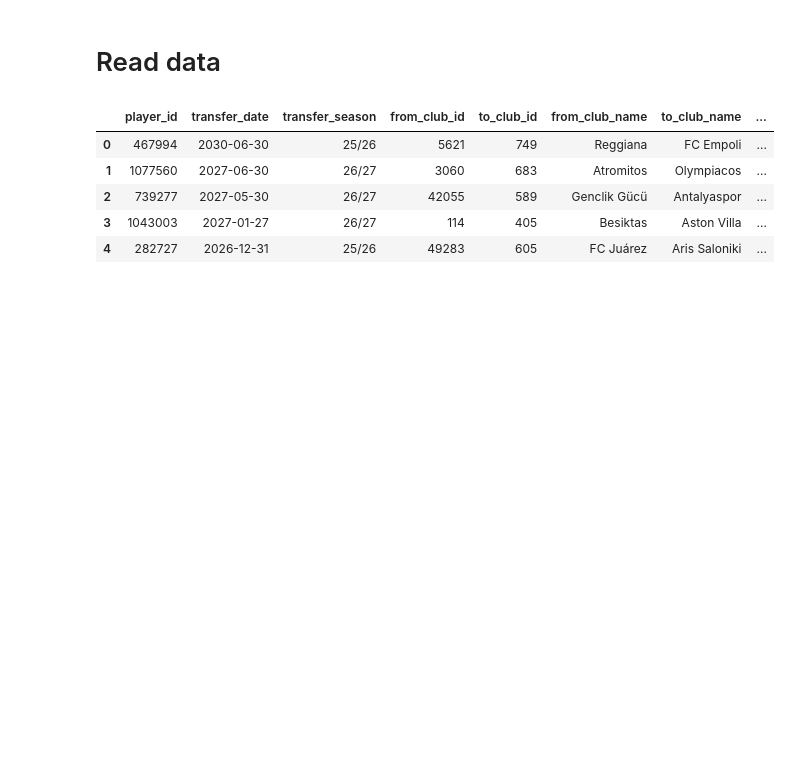
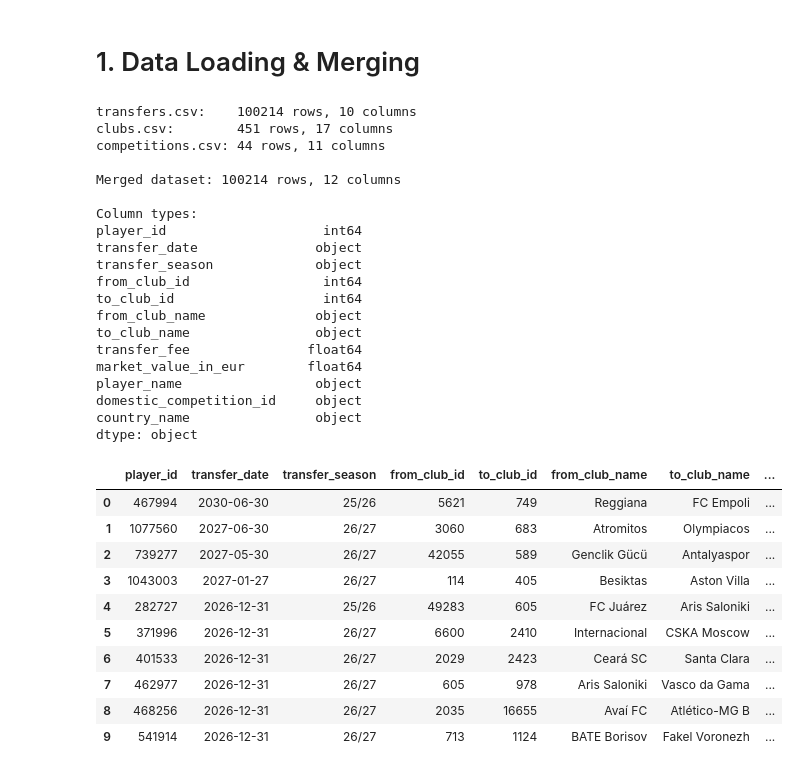
Before and after one commit to niklioni/football-transfer-analytics, a Jupyter notebook: analysis.ipynb, the cells around one changed output. Drawn from its saved outputs; the diff is of its cells as text; code cells hidden in the pictures; blank space fills up the shorter version.

```diff
--- a/analysis.ipynb
+++ b/analysis.ipynb
@@ -1,14 +1,62 @@
 # %% [markdown]
-# Read data
+# 1. Data Loading & Merging
 # %%
 import pandas as pd
+import numpy as np
+import matplotlib.pyplot as plt
 
-df = pd.read_csv('data/transfers.csv')
-df.head()
+# Load all three datasets
+transfers = pd.read_csv('data/transfers.csv')
+clubs = pd.read_csv('data/clubs.csv')
+competitions = pd.read_csv('data/competitions.csv')
+
+print(f"transfers.csv:    {transfers.shape[0]} rows, {transfers.shape[1]} columns")
+print(f"clubs.csv:        {clubs.shape[0]} rows, {clubs.shape[1]} columns")
+print(f"competitions.csv: {competitions.shape[0]} rows, {competitions.shape[1]} columns")
+
+# Merge)
+df = transfers.merge(
+    clubs[['club_id', 'domestic_competition_id']],
+    left_on='to_club_id', right_on='club_id', how='left'
+).drop(columns='club_id')
+
+df = df.merge(
+    competitions[['competition_id', 'country_name']],
+    left_on='domestic_competition_id', right_on='competition_id', how='left'
+).drop(columns='competition_id')
+
+print(f"\nMerged dataset: {df.shape[0]} rows, {df.shape[1]} columns")
+print(f"\nColumn types:\n{df.dtypes}")
+df.head(10)
 # %% [output]
+transfers.csv:    100214 rows, 10 columns
+clubs.csv:        451 rows, 17 columns
+competitions.csv: 44 rows, 11 columns
+
+Merged dataset: 100214 rows, 12 columns
+
+Column types:
+player_id                    int64
+transfer_date               object
+transfer_season             object
+from_club_id                 int64
+to_club_id                   int64
+from_club_name              object
+to_club_name                object
+transfer_fee               float64
+market_value_in_eur        float64
+player_name                 object
+domestic_competition_id     object
+country_name                object
+dtype: object
 |  | player_id | transfer_date | transfer_season | from_club_id | to_club_id | from_club_name | to_club_name | ... |
 | 0 | 467994 | 2030-06-30 | 25/26 | 5621 | 749 | Reggiana | FC Empoli | ... |
 | 1 | 1077560 | 2027-06-30 | 26/27 | 3060 | 683 | Atromitos | Olympiacos | ... |
 | 2 | 739277 | 2027-05-30 | 26/27 | 42055 | 589 | Genclik Gücü | Antalyaspor | ... |
 | 3 | 1043003 | 2027-01-27 | 26/27 | 114 | 405 | Besiktas | Aston Villa | ... |
 | 4 | 282727 | 2026-12-31 | 25/26 | 49283 | 605 | FC Juárez | Aris Saloniki | ... |
+| 5 | 371996 | 2026-12-31 | 26/27 | 6600 | 2410 | Internacional | CSKA Moscow | ... |
+| 6 | 401533 | 2026-12-31 | 26/27 | 2029 | 2423 | Ceará SC | Santa Clara | ... |
+| 7 | 462977 | 2026-12-31 | 26/27 | 605 | 978 | Aris Saloniki | Vasco da Gama | ... |
+| 8 | 468256 | 2026-12-31 | 26/27 | 2035 | 16655 | Avaí FC | Atlético-MG B | ... |
+| 9 | 541914 | 2026-12-31 | 26/27 | 713 | 1124 | BATE Borisov | Fakel Voronezh | ... |
```
Also changed, not shown: parts of 22 cells of this notebook.
